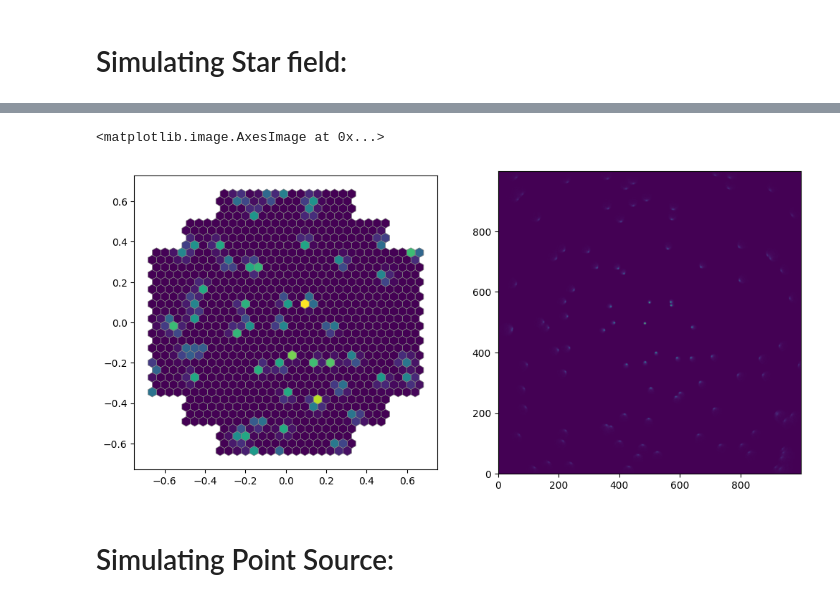
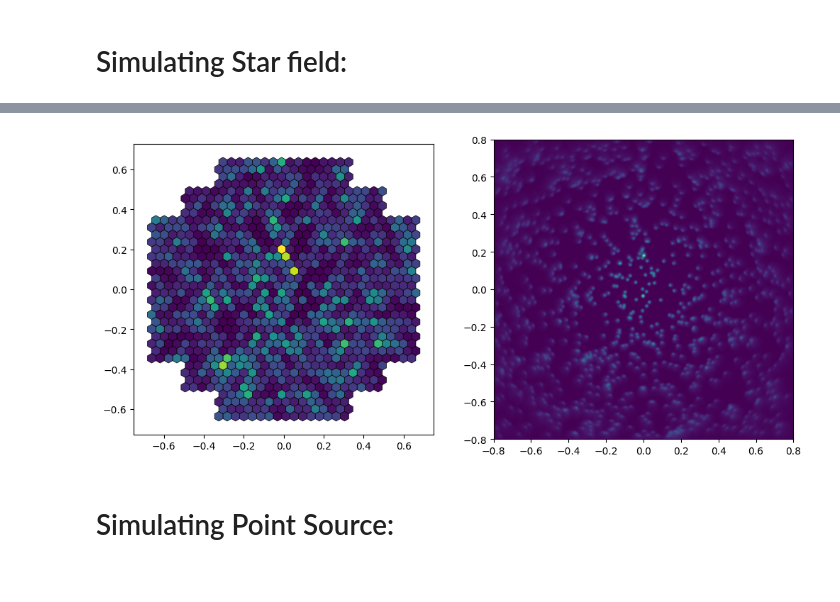
Before and after one commit to GerritRo/iactrace, a Jupyter notebook: examples/HESS_I.ipynb, the cells around one changed output, grey strips where cells are left out. Cells and saved outputs as stored; diff of their text form; code cells hidden in the pictures.

```diff
--- a/examples/HESS_I.ipynb
+++ b/examples/HESS_I.ipynb
@@ -13,14 +13,14 @@ from iactrace import (
 # %% [markdown]
 # Import HESS I telescope configuration:
 # %%
-integrator = MCIntegrator(32, 10.0) # This defines the sampler to sample 32 points per mirror facet, also defining microfacet roughness
+integrator = MCIntegrator(512, 30.0) # This defines the sampler to sample N points per mirror facet, also defining microfacet roughness
 telescope = Telescope.from_yaml('../configs/HESS/CT1.yaml', integrator, sampling_key = jax.random.key(42))
 # %% [markdown]
 # Simulating Star field:
 # %%
 # Generate star field
-n_stars = 100
-key = jax.random.key(32)
+n_stars = 1000
+key = jax.random.key(42)
 key1, key2 = jax.random.split(key)
 
 # Small angular region (6 degrees field of view)
@@ -43,10 +43,9 @@ Wall time: 36.5 ms
 # %%
 fig, ax = plt.subplots(ncols=2, figsize=(12,6))
-hexshow(image_science, telescope.sensors[0].hex_centers, ax=ax[0])
-ax[1].imshow(image_lid, origin='lower')
+ax_hex = hexshow(image_science, telescope.sensors[0], ax=ax[0])
+ax_square = squareshow(image_lid, telescope.sensors[1], ax=ax[1])
 # %% [output]
-<matplotlib.image.AxesImage at 0x...>
-[figure, old version]
+[figure, new version]
 # %% [markdown]
 # Simulating Point Source:
 # %%
```
Also changed, not shown: parts of 4 cells of this notebook, 5 other files.
